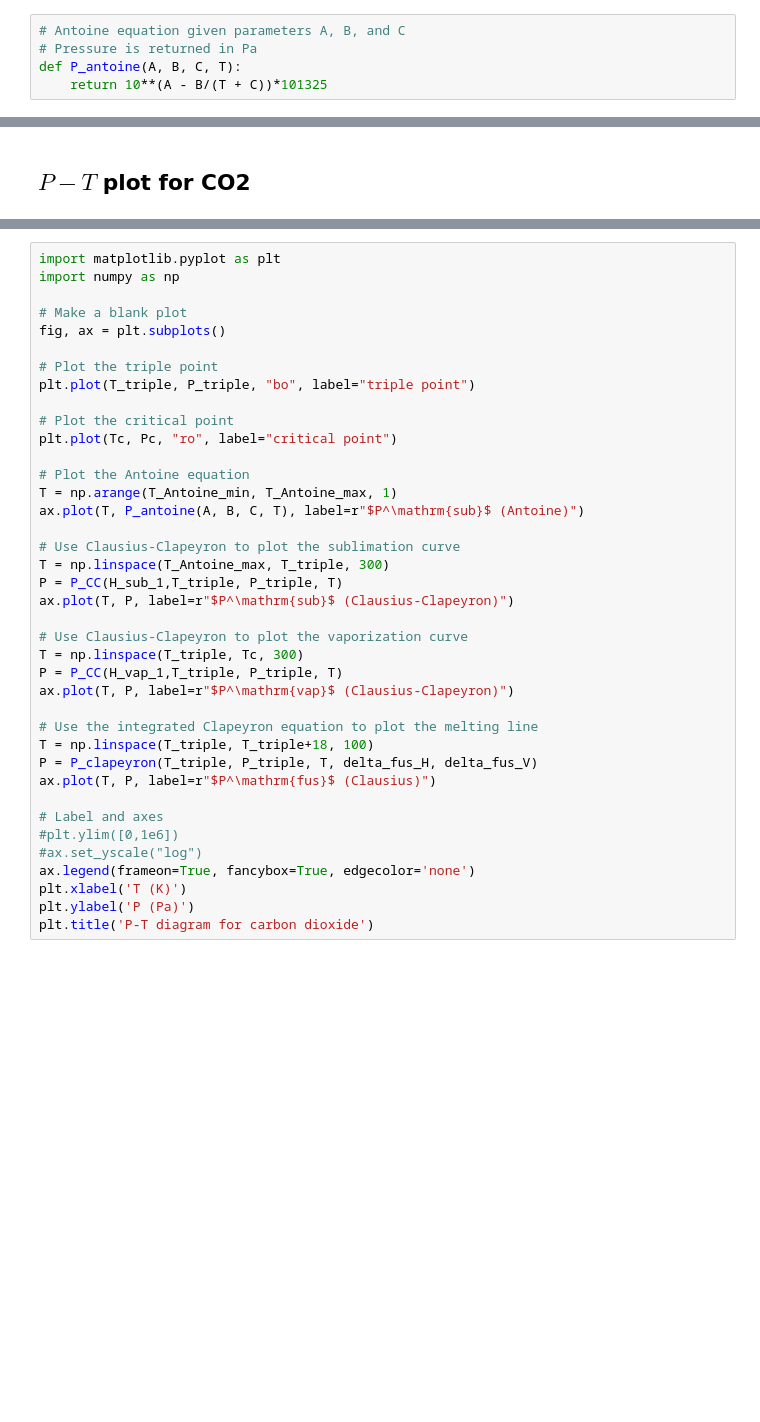
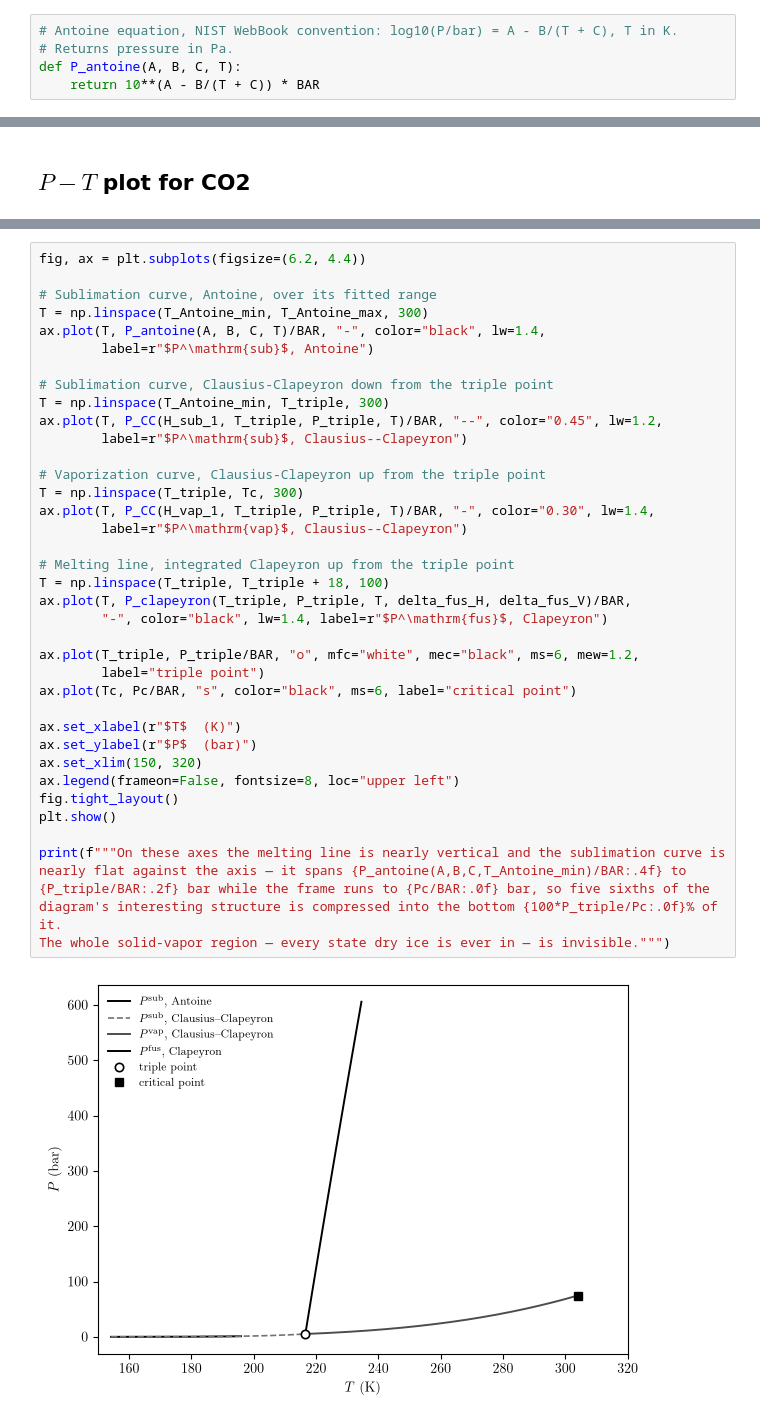
Before and after one commit to emfurst/cbet6e, a Jupyter notebook: code/ch7/CO2_phases.ipynb, the cells around one changed output, grey strips where cells are left out. Saved outputs shown, nothing was run; the diff lists cells and outputs as text; blank space fills up the shorter version.

```diff
--- a/code/ch7/CO2_phases.ipynb
+++ b/code/ch7/CO2_phases.ipynb
@@ -11,6 +93,6 @@ $$ \log P^\mathrm{sub}(T) = A - \frac{B}{T + C} $$
 # %%
-# Antoine equation given parameters A, B, and C
-# Pressure is returned in Pa
+# Antoine equation, NIST WebBook convention: log10(P/bar) = A - B/(T + C), T in K.
+# Returns pressure in Pa.
 def P_antoine(A, B, C, T):
-    return 10**(A - B/(T + C))*101325
+    return 10**(A - B/(T + C)) * BAR
 # %% [markdown]
@@ -122,40 +386,41 @@ print(delta_fus_H/delta_fus_V)
 # %%
-import matplotlib.pyplot as plt
-import numpy as np
+fig, ax = plt.subplots(figsize=(6.2, 4.4))
 
-# Make a blank plot
-fig, ax = plt.subplots()
+# Sublimation curve, Antoine, over its fitted range
+T = np.linspace(T_Antoine_min, T_Antoine_max, 300)
+ax.plot(T, P_antoine(A, B, C, T)/BAR, "-", color="black", lw=1.4,
+        label=r"$P^\mathrm{sub}$, Antoine")
 
-# Plot the triple point
-plt.plot(T_triple, P_triple, "bo", label="triple point")
+# Sublimation curve, Clausius-Clapeyron down from the triple point
+T = np.linspace(T_Antoine_min, T_triple, 300)
+ax.plot(T, P_CC(H_sub_1, T_triple, P_triple, T)/BAR, "--", color="0.45", lw=1.2,
+        label=r"$P^\mathrm{sub}$, Clausius--Clapeyron")
 
-# Plot the critical point
-plt.plot(Tc, Pc, "ro", label="critical point")
+# Vaporization curve, Clausius-Clapeyron up from the triple point
+T = np.linspace(T_triple, Tc, 300)
+ax.plot(T, P_CC(H_vap_1, T_triple, P_triple, T)/BAR, "-", color="0.30", lw=1.4,
+        label=r"$P^\mathrm{vap}$, Clausius--Clapeyron")
 
-# Plot the Antoine equation
-T = np.arange(T_Antoine_min, T_Antoine_max, 1)
-ax.plot(T, P_antoine(A, B, C, T), label=r"$P^\mathrm{sub}$ (Antoine)")
+# Melting line, integrated Clapeyron up from the triple point
+T = np.linspace(T_triple, T_triple + 18, 100)
+ax.plot(T, P_clapeyron(T_triple, P_triple, T, delta_fus_H, delta_fus_V)/BAR,
+        "-", color="black", lw=1.4, label=r"$P^\mathrm{fus}$, Clapeyron")
 
-# Use Clausius-Clapeyron to plot the sublimation curve
-T = np.linspace(T_Antoine_max, T_triple, 300)
-P = P_CC(H_sub_1,T_triple, P_triple, T)
-ax.plot(T, P, label=r"$P^\mathrm{sub}$ (Clausius-Clapeyron)")
+ax.plot(T_triple, P_triple/BAR, "o", mfc="white", mec="black", ms=6, mew=1.2,
+        label="triple point")
+ax.plot(Tc, Pc/BAR, "s", color="black", ms=6, label="critical point")
 
-# Use Clausius-Clapeyron to plot the vaporization curve
-T = np.linspace(T_triple, Tc, 300)
-P = P_CC(H_vap_1,T_triple, P_triple, T)
-ax.plot(T, P, label=r"$P^\mathrm{vap}$ (Clausius-Clapeyron)")
+ax.set_xlabel(r"$T$  (K)")
+ax.set_ylabel(r"$P$  (bar)")
+ax.set_xlim(150, 320)
+ax.legend(frameon=False, fontsize=8, loc="upper left")
+fig.tight_layout()
+plt.show()
 
-# Use the integrated Clapeyron equation to plot the melting line
-T = np.linspace(T_triple, T_triple+18, 100)
-P = P_clapeyron(T_triple, P_triple, T, delta_fus_H, delta_fus_V)
-ax.plot(T, P, label=r"$P^\mathrm{fus}$ (Clausius)")
-
-# Label and axes
-#plt.ylim([0,1e6])
-#ax.set_yscale("log")
-ax.legend(frameon=True, fancybox=True, edgecolor='none')
-plt.xlabel('T (K)')
-plt.ylabel('P (Pa)')
-plt.title('P-T diagram for carbon dioxide')
+print(f"""On these axes the melting line is nearly vertical and the sublimation curve is
+nearly flat against the axis — it spans {P_antoine(A,B,C,T_Antoine_min)/BAR:.4f} to
+{P_triple/BAR:.2f} bar while the frame runs to {Pc/BAR:.0f} bar, so five sixths of the
+diagram's interesting structure is compressed into the bottom {100*P_triple/Pc:.0f}% of it.
+The whole solid-vapor region — every state dry ice is ever in — is invisible.""")
 # %% [output]
+[figure, new version]
```
Also changed, not shown: parts of 29 cells of this notebook, 7 other files.
